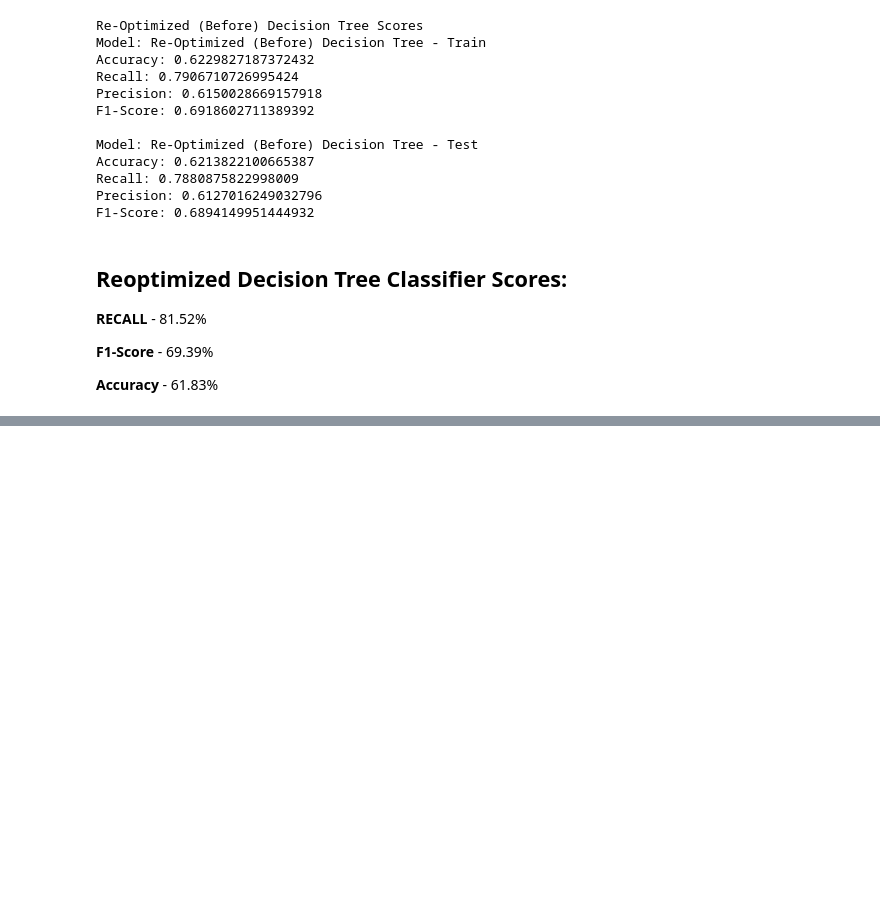
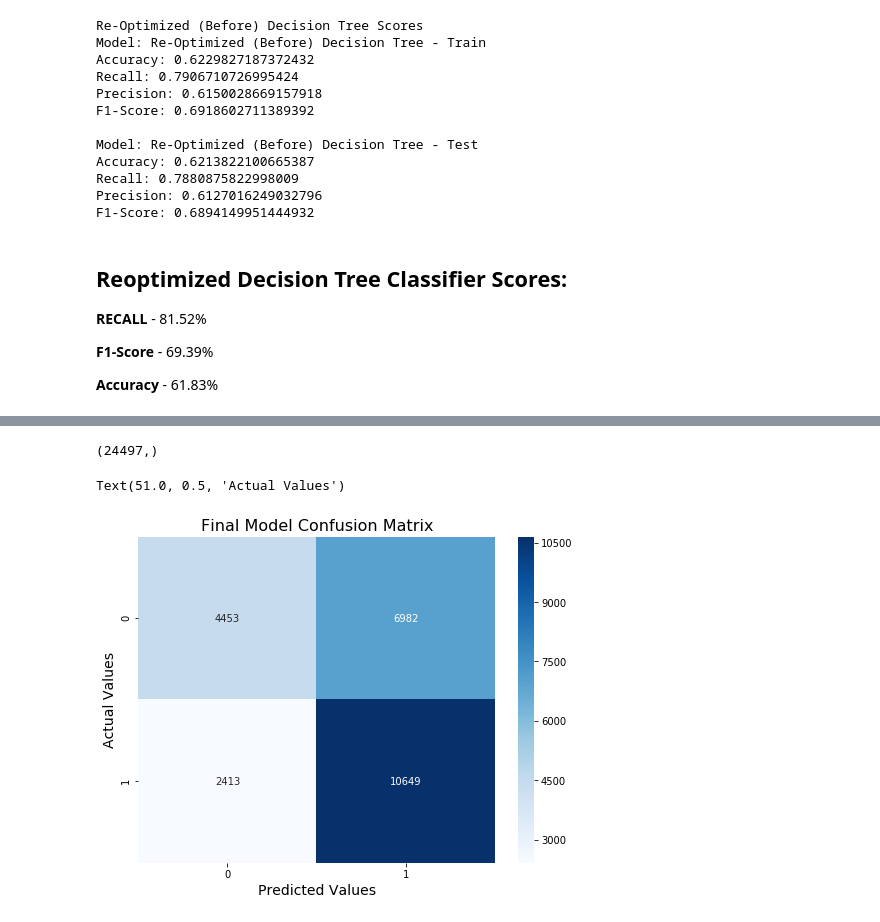
Before and after one commit to steeznation16/dsc-3-final-project-online-ds-ft-100118, a Jupyter notebook: student.ipynb, the cells around one changed output, grey strips where cells are left out. Cells and saved outputs as stored; diff of their text form; code cells hidden in the pictures; blank space fills up the shorter version.

```diff
--- a/student.ipynb
+++ b/student.ipynb
@@ -1953,0 +2041,11 @@ F1-Score: 0.6894149951444932
+# %%
+print(y_final_test.shape)
+plt.figure(figsize=(8,6))
+sns.heatmap(confusion_matrix(y_final_test, y_op_test_preds), cmap='Blues', annot=True, fmt='.16g')
+plt.title('Final Model Confusion Matrix', fontsize=16)
+plt.xlabel('Predicted Values', fontsize=14)
+plt.ylabel('Actual Values', fontsize=14)
+# %% [output]
+(24497,)
+Text(51.0, 0.5, 'Actual Values')
+[figure, added]
```
Also changed, not shown: parts of 22 cells of this notebook, 1 other file.
